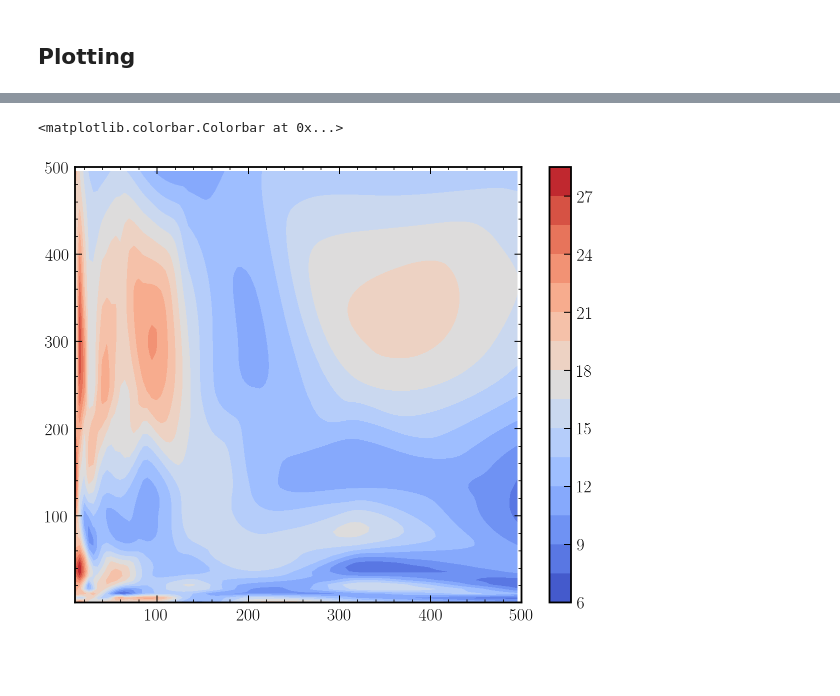
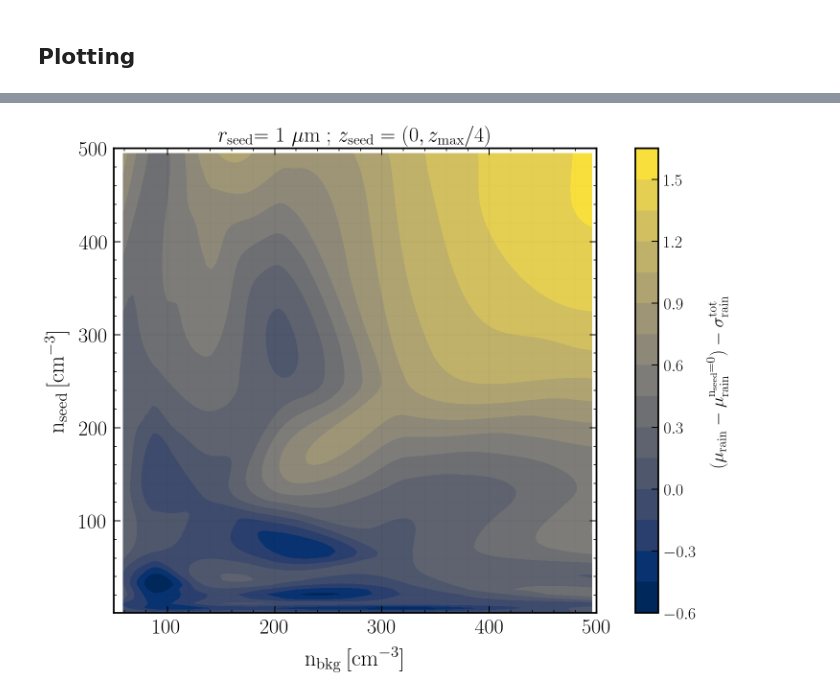
Before and after one commit to jtbuch/PySDM, a Jupyter notebook: examples/PySDM_examples/Buch_et_al_2024/parameter_scan_1d.ipynb, the cells around one changed output, grey strips where cells are left out. Drawn from its saved outputs; the diff is of its cells as text; code cells hidden in the pictures; blank space fills up the shorter version.

Commit message:
seeding param space plots

```diff
--- a/examples/PySDM_examples/Buch_et_al_2024/parameter_scan_1d.ipynb
+++ b/examples/PySDM_examples/Buch_et_al_2024/parameter_scan_1d.ipynb
@@ -162,4 +169,8 @@ Coordinates:
 # %%
 kid_run_df= pd.read_hdf(sav_file_path + 'KiD_run_rhow=2.0_rbkg_0.1_rseed_1_zseed_0.25_summary.h5', key='df')
-#kid_run_df['snr']= kid_run_df['surf_precip_mean']/kid_run_df['surf_precip_std']
-#kid_run_df['fano']= (kid_run_df['surf_precip_mean'] ** 2)/kid_run_df['surf_precip_std']
+prec_df= kid_run_df[kid_run_df.norm_seed == 1]['surf_precip_mean']
+prec_df= prec_df.loc[prec_df.index.repeat(10)].reset_index(drop= True) # repeat each row 10 times
+kid_run_df['surf_precip_mean']= kid_run_df['surf_precip_mean'] - prec_df
+kid_run_df['snr']= kid_run_df['surf_precip_mean']/kid_run_df['surf_precip_std']
+kid_run_df['excess_precip']= kid_run_df['surf_precip_mean'] - kid_run_df['surf_precip_std']
+kid_run_df= kid_run_df.dropna()
@@ -181,18 +187,29 @@ ax.invert_yaxis()
+# %%
+kid_run_df= kid_run_df[kid_run_df.norm_bkg > 50].reset_index(drop= True)
 # %%
 # Define the grid for interpolation
-grid_x, grid_y = np.mgrid[10:500:100j, 1:500:100j]
+grid_x, grid_y = np.mgrid[50:500:100j, 1:500:100j]
 
 # Interpolate the z values to the grid
 grid_z = griddata((kid_run_df['norm_bkg'], kid_run_df['norm_seed']), kid_run_df['snr'], (grid_x, grid_y), method='cubic')
 
 # Create the contour plot
-plt.figure(figsize=(10, 8))
-contour = plt.contourf(grid_x, grid_y, grid_z, levels=15, cmap='coolwarm')
+fig, ax= plt.subplots(1, 1, figsize= (10, 8) , constrained_layout= True)
+contour = plt.contourf(grid_x, grid_y, grid_z, levels=15, cmap='cividis')
+ax.set_xlabel(r'${\rm n}_{\rm bkg} \, [{\rm cm}^{-3}]$', fontsize= 24)
+ax.set_ylabel(r'${\rm n}_{\rm seed} \, [{\rm cm}^{-3}]$', fontsize= 24)
 #plt.yscale('log')
 #plt.xscale('log')
 
 # Add a colorbar
-plt.colorbar(contour)
+#fig.colorbar(contour, label= r'$(\mu_{\rm rain} - \mu^{{\rm n}_{\rm seed} = 0}_{\rm rain})/\sigma_{\rm rain}$')
+fig.colorbar(contour, label= r'$(\mu_{\rm rain} - \mu^{{\rm n}_{\rm seed} = 0}_{\rm rain}) - \sigma^{\rm tot}_{\rm rain}$')
+
+ax.tick_params(labeltop=False, top=True, labelright=False, right=True, which='both', labelsize= 22);
+ax.grid(visible=True, which='major', color='black', alpha=0.05, linestyle='-');
+ax.grid(visible=True, which='minor', color='black', alpha=0.01, linestyle='-');
+
+ax.set_title(r'$r_{\rm seed}$= 1 $\mu {\rm m}$ ; $z_{\rm seed} = (0, z_{\rm max}/4)$', fontsize= 22);
+plt.savefig(sav_plt_path + 'bkg_seed_conc_rseed_1_zseed_0.25_excess_precip.pdf', bbox_inches='tight', dpi= 300);
 # %% [output]
-<matplotlib.colorbar.Colorbar at 0x...>
-[figure, old version]
+[figure, new version]
```
Also changed, not shown: parts of 8 cells of this notebook.
